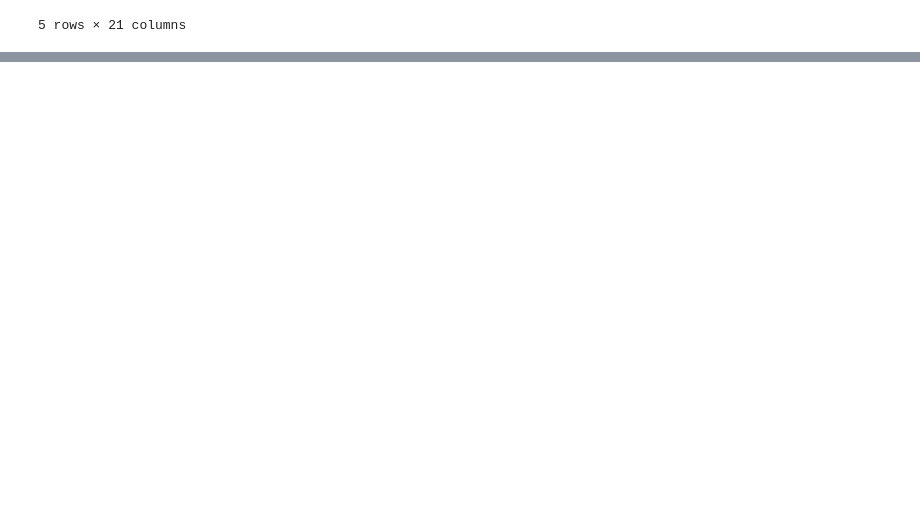
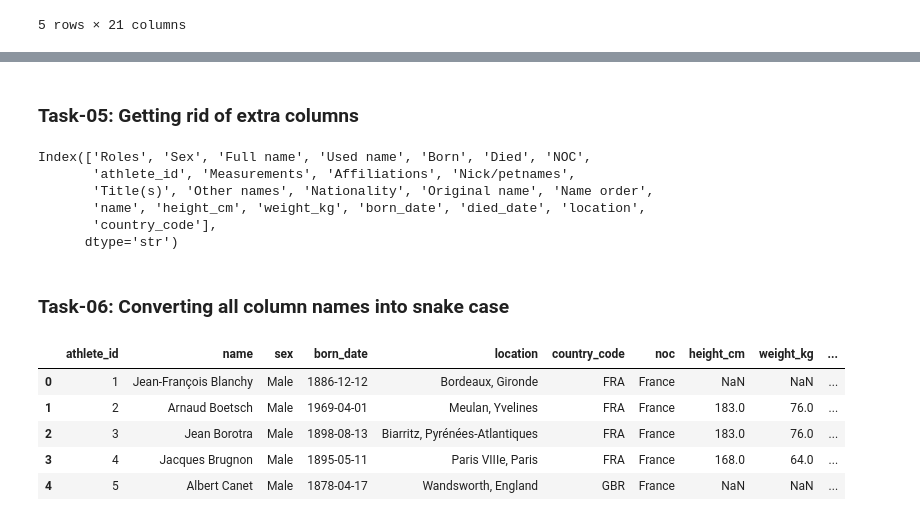
Before and after one commit to SumeethK28/Data-Cleaning-using-Pandas, a Jupyter notebook: data_cleaning.ipynb, the cells around one changed output, grey strips where cells are left out. Cells and saved outputs as stored; diff of their text form; code cells hidden in the pictures; blank space fills up the shorter version.

```diff
--- a/data_cleaning.ipynb
+++ b/data_cleaning.ipynb
@@ -131,0 +144,2 @@ df.head()
+# %%
+df[['location', 'country_code']] = df['Born'].str.extract(r'in (.*?) \((.*?)\)$')
@@ -131,0 +161,28 @@ df.head()
+# %% [markdown]
+### Task-05: Getting rid of extra columns
+# %%
+df.columns
+# %% [output]
+Index(['Roles', 'Sex', 'Full name', 'Used name', 'Born', 'Died', 'NOC',
+       'athlete_id', 'Measurements', 'Affiliations', 'Nick/petnames',
+       'Title(s)', 'Other names', 'Nationality', 'Original name', 'Name order',
+       'name', 'height_cm', 'weight_kg', 'born_date', 'died_date', 'location',
+       'country_code'],
+      dtype='str')
+# %%
+columns_needed = ['athlete_id', 'name', 'Sex', 'born_date', 'location', 'country_code', 'NOC', 'height_cm', 'weight_kg', 'died_date']
+
+df_clean = df[columns_needed]
+# %% [markdown]
+### Task-06: Converting all column names into snake case
+# %%
+df_clean.columns = df_clean.columns.str.lower().str.replace(" ", "_")
+# %%
+df_clean.head()
+# %% [output]
+|  | athlete_id | name | sex | born_date | location | country_code | noc | height_cm | weight_kg | ... |
+| 0 | 1 | Jean-François Blanchy | Male | 1886-12-12 | Bordeaux, Gironde | FRA | France | NaN | NaN | ... |
+| 1 | 2 | Arnaud Boetsch | Male | 1969-04-01 | Meulan, Yvelines | FRA | France | 183.0 | 76.0 | ... |
+| 2 | 3 | Jean Borotra | Male | 1898-08-13 | Biarritz, Pyrénées-Atlantiques | FRA | France | 183.0 | 76.0 | ... |
+| 3 | 4 | Jacques Brugnon | Male | 1895-05-11 | Paris VIIIe, Paris | FRA | France | 168.0 | 64.0 | ... |
+| 4 | 5 | Albert Canet | Male | 1878-04-17 | Wandsworth, England | GBR | France | NaN | NaN | ... |
```
Also changed, not shown: parts of 5 cells of this notebook, 2 other files.
